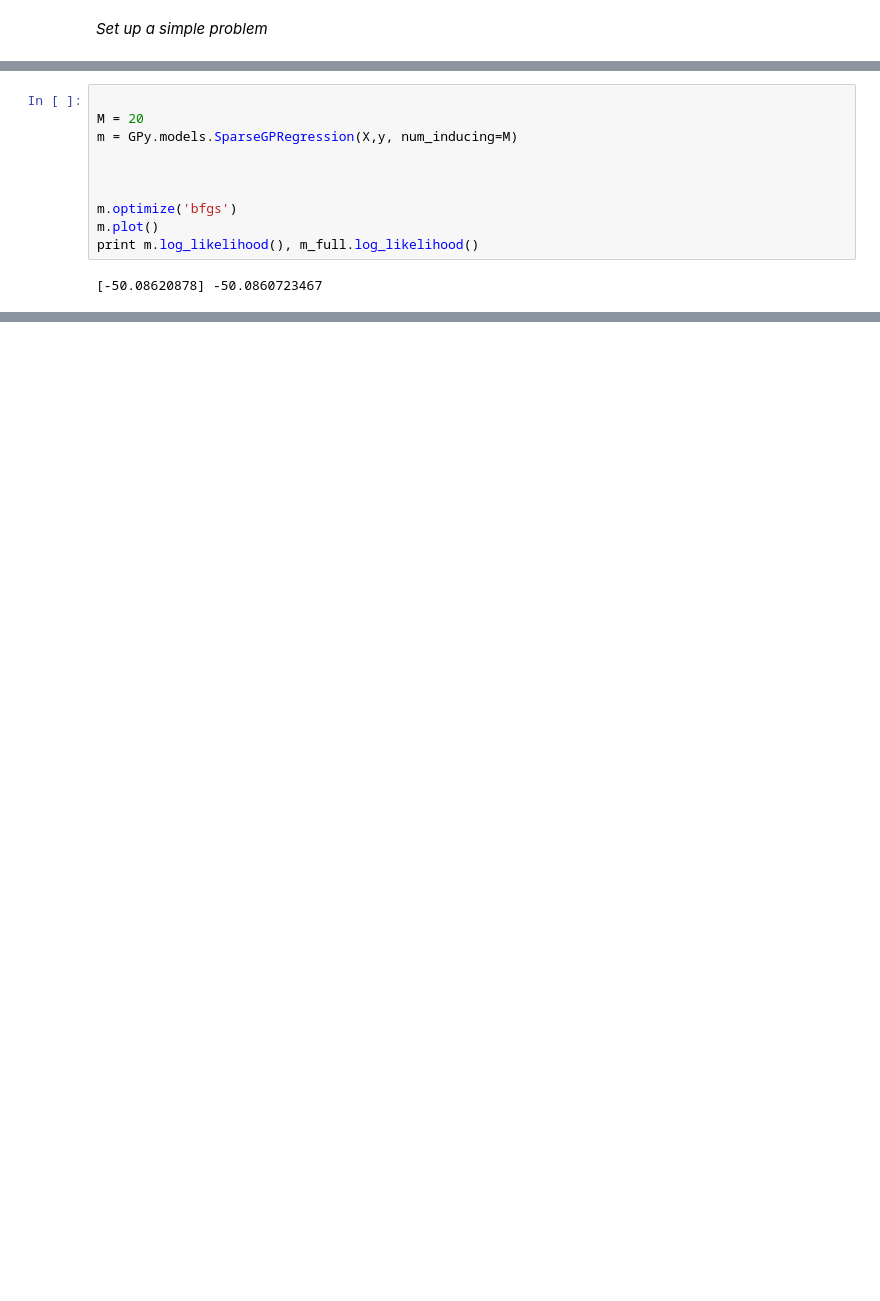
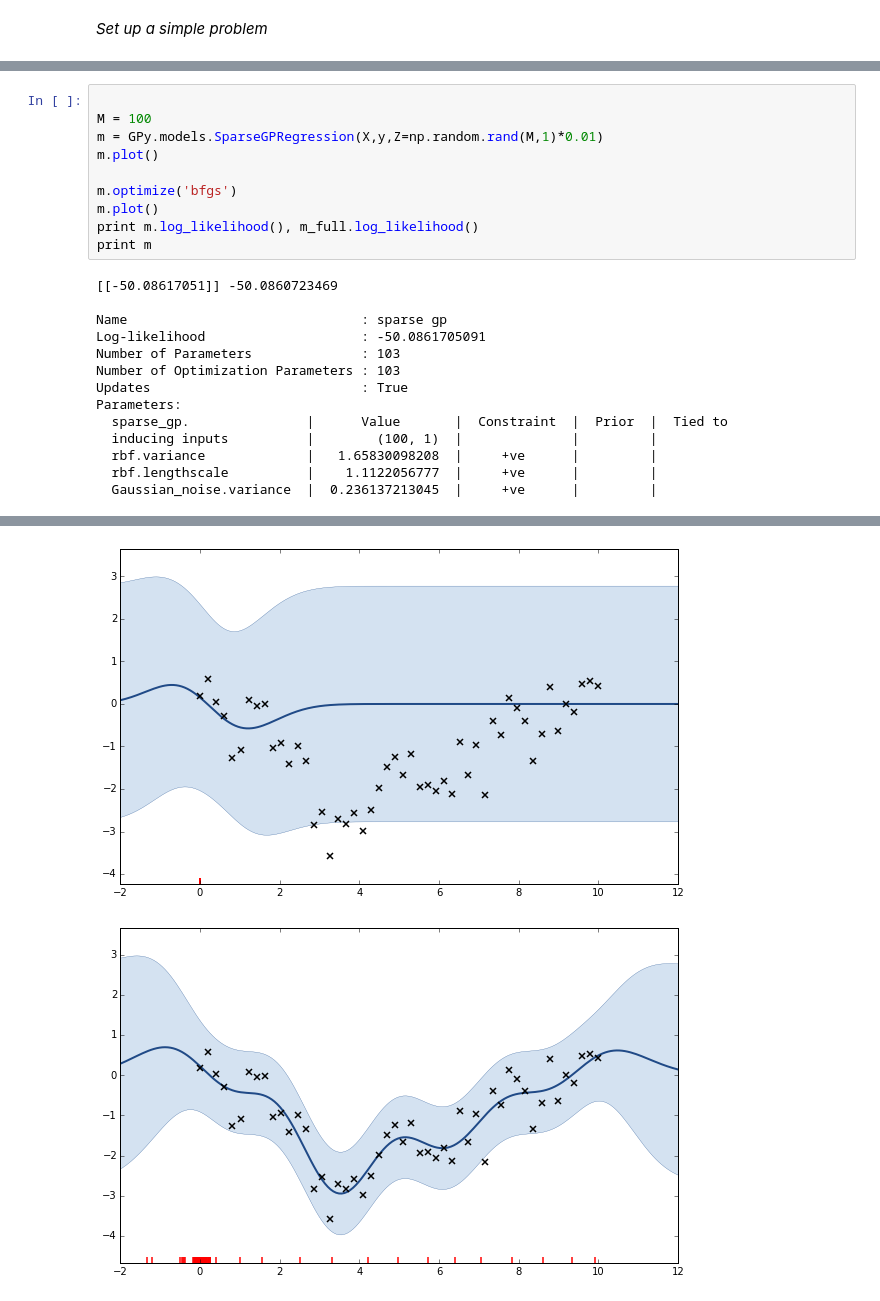
Before and after one commit to gpschool/gpss15, a Jupyter notebook: labs/demo_sparse.ipynb, the cells around one changed output, grey strips where cells are left out. Drawn from its saved outputs; the diff is of its cells as text; blank space fills up the shorter version.

```diff
--- a/labs/demo_sparse.ipynb
+++ b/labs/demo_sparse.ipynb
@@ -71,12 +74,24 @@ m.plot()
 # %%
 
-M = 20
-m = GPy.models.SparseGPRegression(X,y, num_inducing=M)
-
-
+M = 100
+m = GPy.models.SparseGPRegression(X,y,Z=np.random.rand(M,1)*0.01)
+m.plot()
 
 m.optimize('bfgs')
 m.plot()
 print m.log_likelihood(), m_full.log_likelihood()
+print m
 # %% [output]
-[-50.08620878] -50.0860723467
+[[-50.08617051]] -50.0860723469
+
+Name                              : sparse gp
+Log-likelihood                    : -50.0861705091
+Number of Parameters              : 103
+Number of Optimization Parameters : 103
+Updates                           : True
+Parameters:
+  sparse_gp.               |      Value       |  Constraint  |  Prior  |  Tied to
+  inducing inputs          |        (100, 1)  |              |         |
+  rbf.variance             |   1.65830098208  |     +ve      |         |
+  rbf.lengthscale          |    1.1122056777  |     +ve      |         |
+  Gaussian_noise.variance  |  0.236137213045  |     +ve      |         |
@@ -84,3 +98,5 @@ print m.log_likelihood(), m_full.log_likelihood()
+[figure, added]
+[figure, added]
 # %%
 m_full.plot()
 # %% [output]
```
Also changed, not shown: parts of 15 cells of this notebook, 6 other files.
